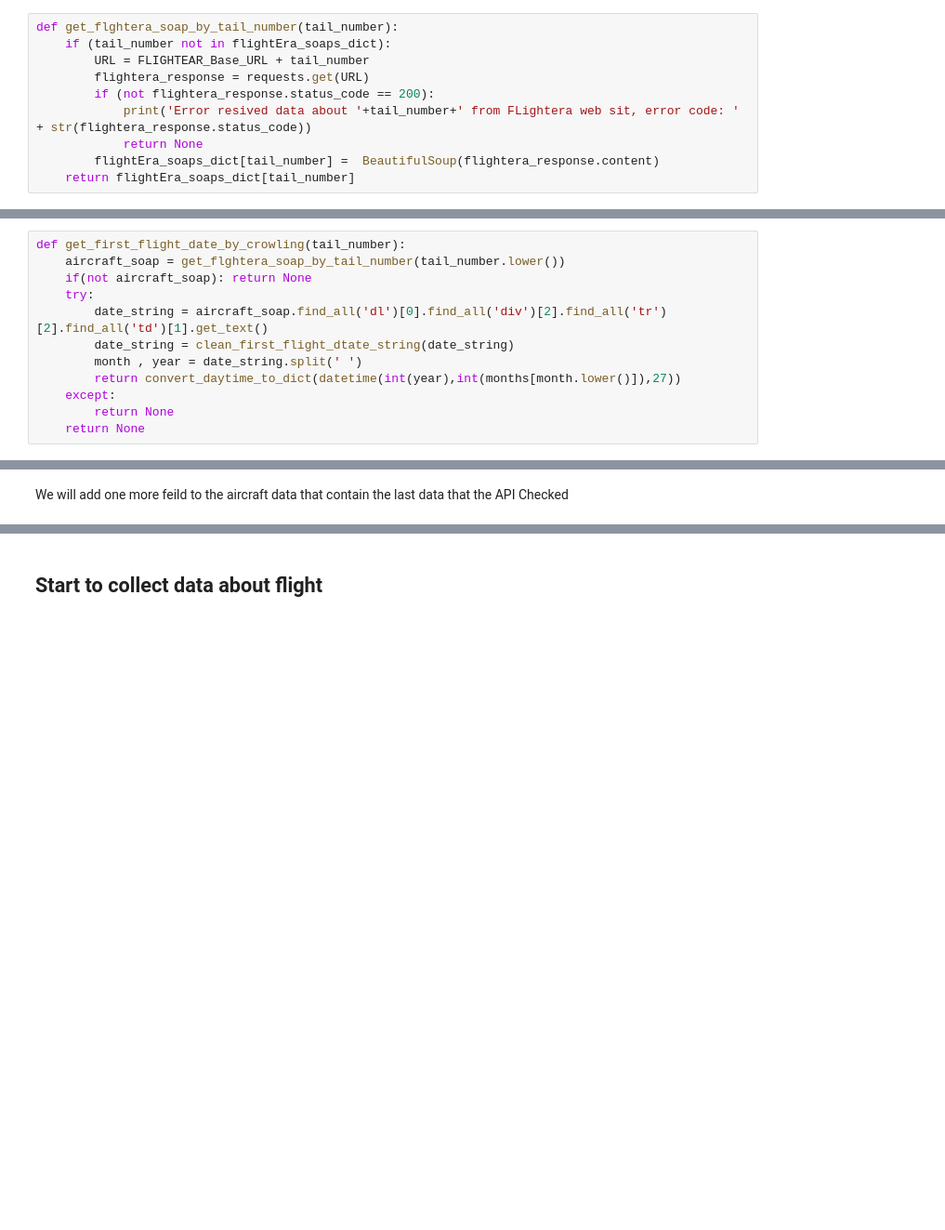
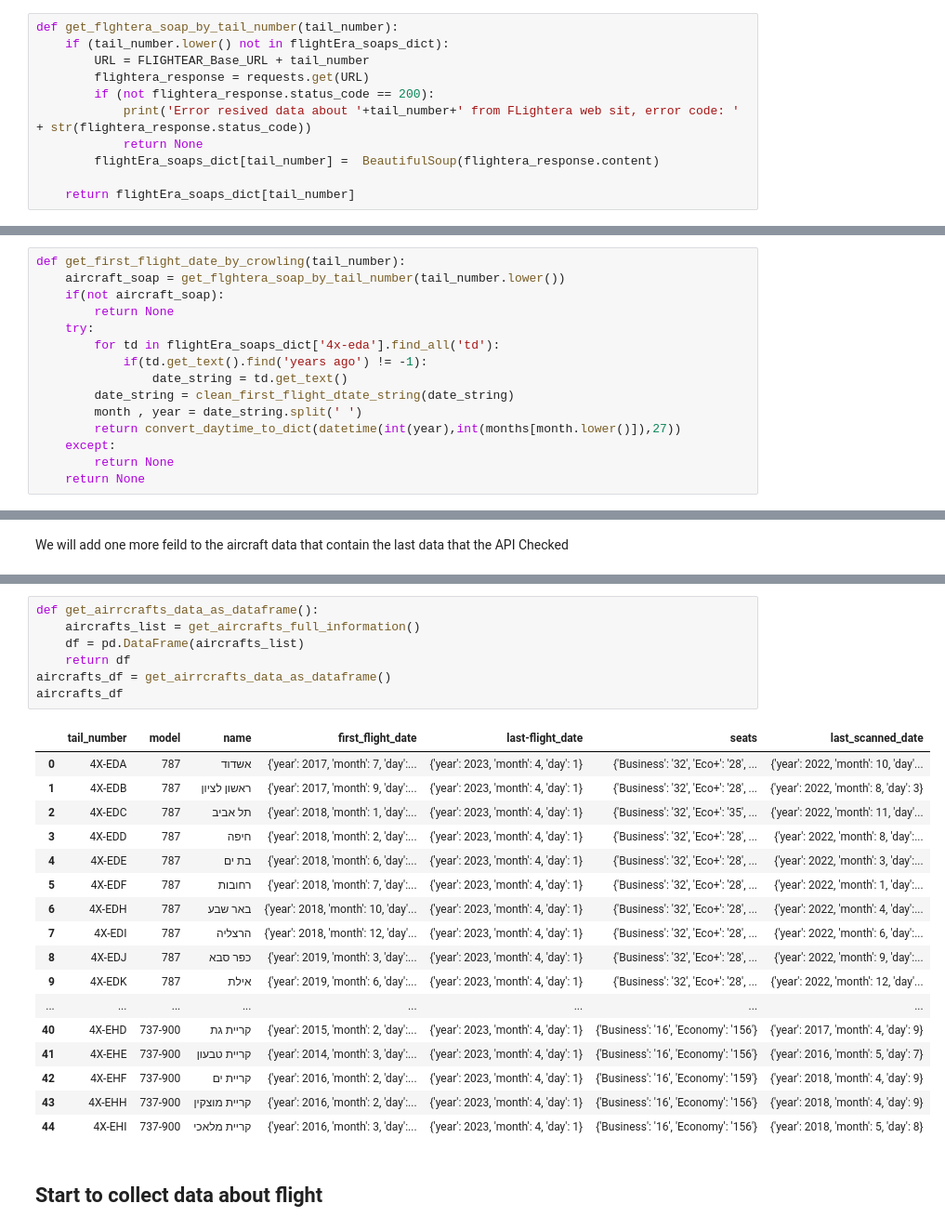
Before and after one commit to CatsPoo/ELAL_Delay_project, a Jupyter notebook: .dist/api_test_2.ipynb, the cells around one changed output, grey strips where cells are left out. Shown at 93% size. Saved outputs shown, nothing was run; the diff lists cells and outputs as text; blank space fills up the shorter version.

Commit message:
add seats data to flights tata (not tested)

```diff
--- a/.dist/api_test_2.ipynb
+++ b/.dist/api_test_2.ipynb
@@ -159,11 +171,12 @@ flightEra_soaps_dict = {}
 # %%
 def get_flghtera_soap_by_tail_number(tail_number):
-    if (tail_number not in flightEra_soaps_dict):
+    if (tail_number.lower() not in flightEra_soaps_dict):
         URL = FLIGHTEAR_Base_URL + tail_number
         flightera_response = requests.get(URL)
         if (not flightera_response.status_code == 200):
             print('Error resived data about '+tail_number+' from FLightera web sit, error code: ' + str(flightera_response.status_code))
             return None
         flightEra_soaps_dict[tail_number] =  BeautifulSoup(flightera_response.content)
+
     return flightEra_soaps_dict[tail_number]
 # %% [markdown]
@@ -193,9 +211,12 @@ def convert_daytime_to_dict(date):
 # %%
 def get_first_flight_date_by_crowling(tail_number):
     aircraft_soap = get_flghtera_soap_by_tail_number(tail_number.lower())
-    if(not aircraft_soap): return None
+    if(not aircraft_soap):
+        return None
     try:
-        date_string = aircraft_soap.find_all('dl')[0].find_all('div')[2].find_all('tr')[2].find_all('td')[1].get_text()
+        for td in flightEra_soaps_dict['4x-eda'].find_all('td'):
+            if(td.get_text().find('years ago') != -1):
+                date_string = td.get_text()
         date_string = clean_first_flight_dtate_string(date_string)
         month , year = date_string.split(' ')
         return convert_daytime_to_dict(datetime(int(year),int(months[month.lower()]),27))
@@ -333,3 +367,28 @@ We will add one more feild to the aircraft data that contain the last data that
+# %%
+def get_airrcrafts_data_as_dataframe():
+    aircrafts_list = get_aircrafts_full_information()
+    df = pd.DataFrame(aircrafts_list)
+    return df
+aircrafts_df = get_airrcrafts_data_as_dataframe()
+aircrafts_df
+# %% [output]
+|  | tail_number | model | name | first_flight_date | last-flight_date | seats | last_scanned_date |
+| 0 | 4X-EDA | 787 | אשדוד | {'year': 2017, 'month': 7, 'day':... | {'year': 2023, 'month': 4, 'day': 1} | {'Business': '32', 'Eco+': '28', ... | {'year': 2022, 'month': 10, 'day'... |
+| 1 | 4X-EDB | 787 | ראשון לציון | {'year': 2017, 'month': 9, 'day':... | {'year': 2023, 'month': 4, 'day': 1} | {'Business': '32', 'Eco+': '28', ... | {'year': 2022, 'month': 8, 'day': 3} |
+| 2 | 4X-EDC | 787 | תל אביב | {'year': 2018, 'month': 1, 'day':... | {'year': 2023, 'month': 4, 'day': 1} | {'Business': '32', 'Eco+': '35', ... | {'year': 2022, 'month': 11, 'day'... |
+| 3 | 4X-EDD | 787 | חיפה | {'year': 2018, 'month': 2, 'day':... | {'year': 2023, 'month': 4, 'day': 1} | {'Business': '32', 'Eco+': '28', ... | {'year': 2022, 'month': 8, 'day':... |
+| 4 | 4X-EDE | 787 | בת ים | {'year': 2018, 'month': 6, 'day':... | {'year': 2023, 'month': 4, 'day': 1} | {'Business': '32', 'Eco+': '28', ... | {'year': 2022, 'month': 3, 'day':... |
+| 5 | 4X-EDF | 787 | רחובות | {'year': 2018, 'month': 7, 'day':... | {'year': 2023, 'month': 4, 'day': 1} | {'Business': '32', 'Eco+': '28', ... | {'year': 2022, 'month': 1, 'day':... |
+| 6 | 4X-EDH | 787 | באר שבע | {'year': 2018, 'month': 10, 'day'... | {'year': 2023, 'month': 4, 'day': 1} | {'Business': '32', 'Eco+': '28', ... | {'year': 2022, 'month': 4, 'day':... |
+| 7 | 4X-EDI | 787 | הרצליה | {'year': 2018, 'month': 12, 'day'... | {'year': 2023, 'month': 4, 'day': 1} | {'Business': '32', 'Eco+': '28', ... | {'year': 2022, 'month': 6, 'day':... |
+| 8 | 4X-EDJ | 787 | כפר סבא | {'year': 2019, 'month': 3, 'day':... | {'year': 2023, 'month': 4, 'day': 1} | {'Business': '32', 'Eco+': '28', ... | {'year': 2022, 'month': 9, 'day':... |
+| 9 | 4X-EDK | 787 | אילת | {'year': 2019, 'month': 6, 'day':... | {'year': 2023, 'month': 4, 'day': 1} | {'Business': '32', 'Eco+': '28', ... | {'year': 2022, 'month': 12, 'day'... |
+| ... | ... | ... | ... | ... | ... | ... | ... |
+| 40 | 4X-EHD | 737-900 | קריית גת | {'year': 2015, 'month': 2, 'day':... | {'year': 2023, 'month': 4, 'day': 1} | {'Business': '16', 'Economy': '156'} | {'year': 2017, 'month': 4, 'day': 9} |
+| 41 | 4X-EHE | 737-900 | קריית טבעון | {'year': 2014, 'month': 3, 'day':... | {'year': 2023, 'month': 4, 'day': 1} | {'Business': '16', 'Economy': '156'} | {'year': 2016, 'month': 5, 'day': 7} |
+| 42 | 4X-EHF | 737-900 | קריית ים | {'year': 2016, 'month': 2, 'day':... | {'year': 2023, 'month': 4, 'day': 1} | {'Business': '16', 'Economy': '159'} | {'year': 2018, 'month': 4, 'day': 9} |
+| 43 | 4X-EHH | 737-900 | קריית מוצקין | {'year': 2016, 'month': 2, 'day':... | {'year': 2023, 'month': 4, 'day': 1} | {'Business': '16', 'Economy': '156'} | {'year': 2018, 'month': 4, 'day': 9} |
+| 44 | 4X-EHI | 737-900 | קריית מלאכי | {'year': 2016, 'month': 3, 'day':... | {'year': 2023, 'month': 4, 'day': 1} | {'Business': '16', 'Economy': '156'} | {'year': 2018, 'month': 5, 'day': 8} |
 # %% [markdown]
 ## Start to collect data about flight
 # %% [markdown]
```
Also changed, not shown: parts of 38 cells of this notebook, 2 other files.
